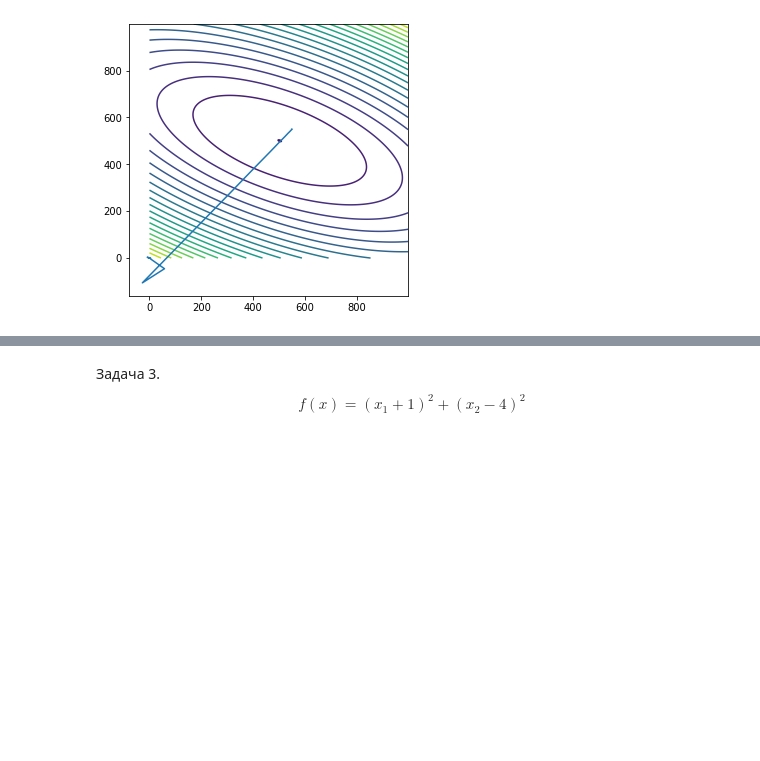
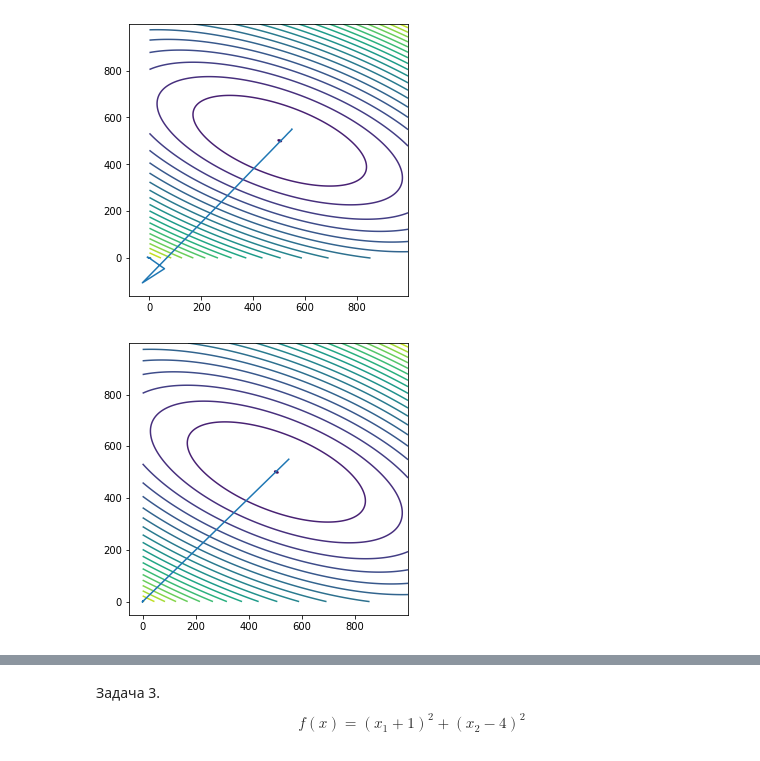
Before and after one commit to Viktory4121/Optimization_Methods, a Jupyter notebook: линии_уровня_траектории_решения.ipynb, the cells around one changed output, grey strips where cells are left out. Cells and saved outputs as stored; diff of their text form; code cells hidden in the pictures; blank space fills up the shorter version.

```diff
--- a/линии_уровня_траектории_решения.ipynb
+++ b/линии_уровня_траектории_решения.ipynb
@@ -54,18 +54,20 @@ plt.show()
 # %%
 #хд
 fig, ax = plt.subplots()
 
 #построение траекторий решения
-x1 = []
-x2 = []
+x1 = [550, 300, 100, 0, -1, 0, 0.5, 1, 0.5, 0.5, 0.5, 0.75, 1, 0.75]
+x2 = [550, 300, 100, 0, -1, 0, 0.5, 1, 0.5, 0.25, 0, 0.25, 0.25, 0.25]
 ax.plot(x1,x2)
 
 #построение линий уровня
 ax.contour(z, levels = 20)
 
 fig.set_figwidth(5)    #  ширина и
 fig.set_figheight(5)    #  высота "Figure"
 plt.show()
+# %% [output]
+[figure, added]
 # %%
 #сн
 fig, ax = plt.subplots()
```
Also changed, not shown: parts of 3 cells of this notebook.
